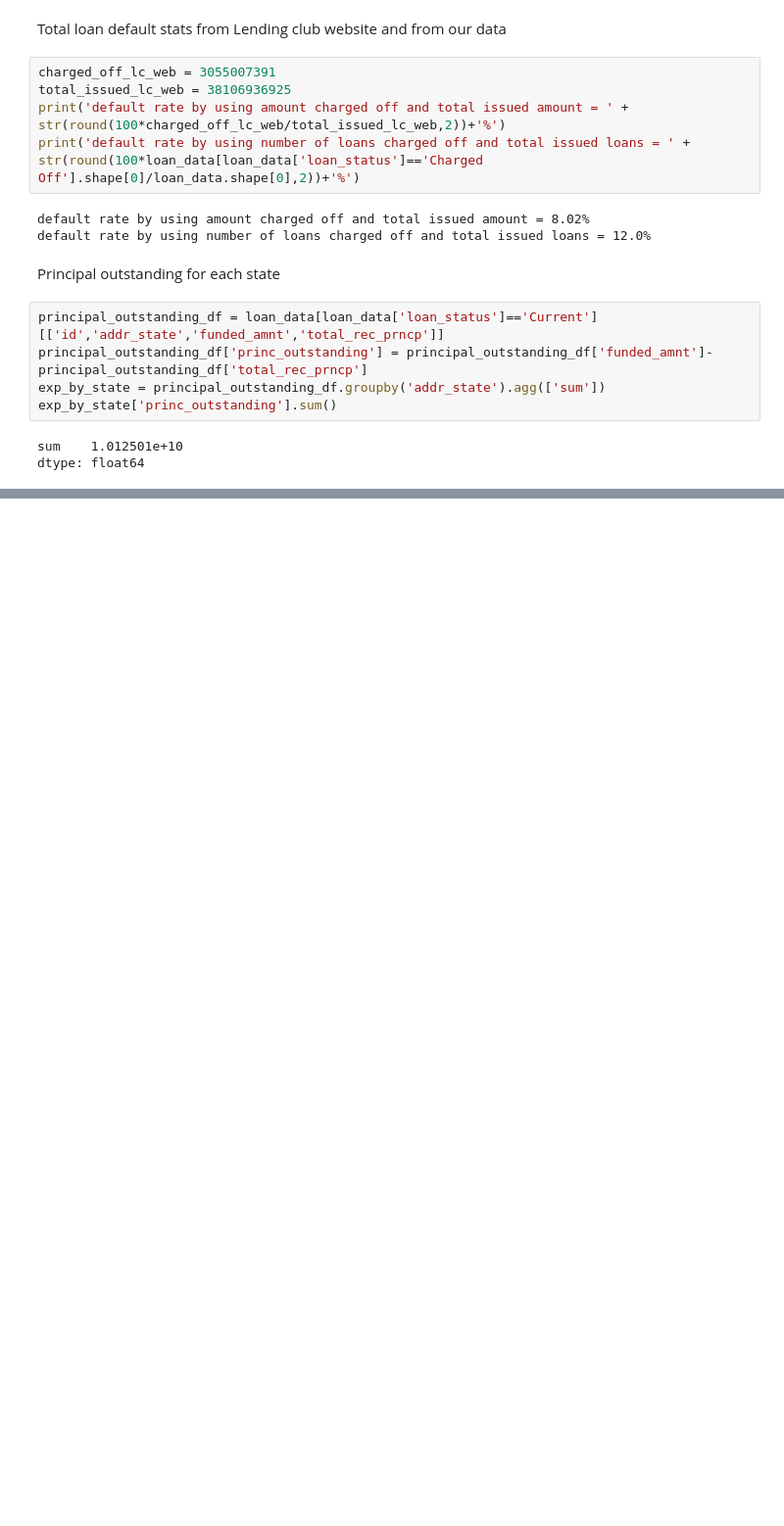
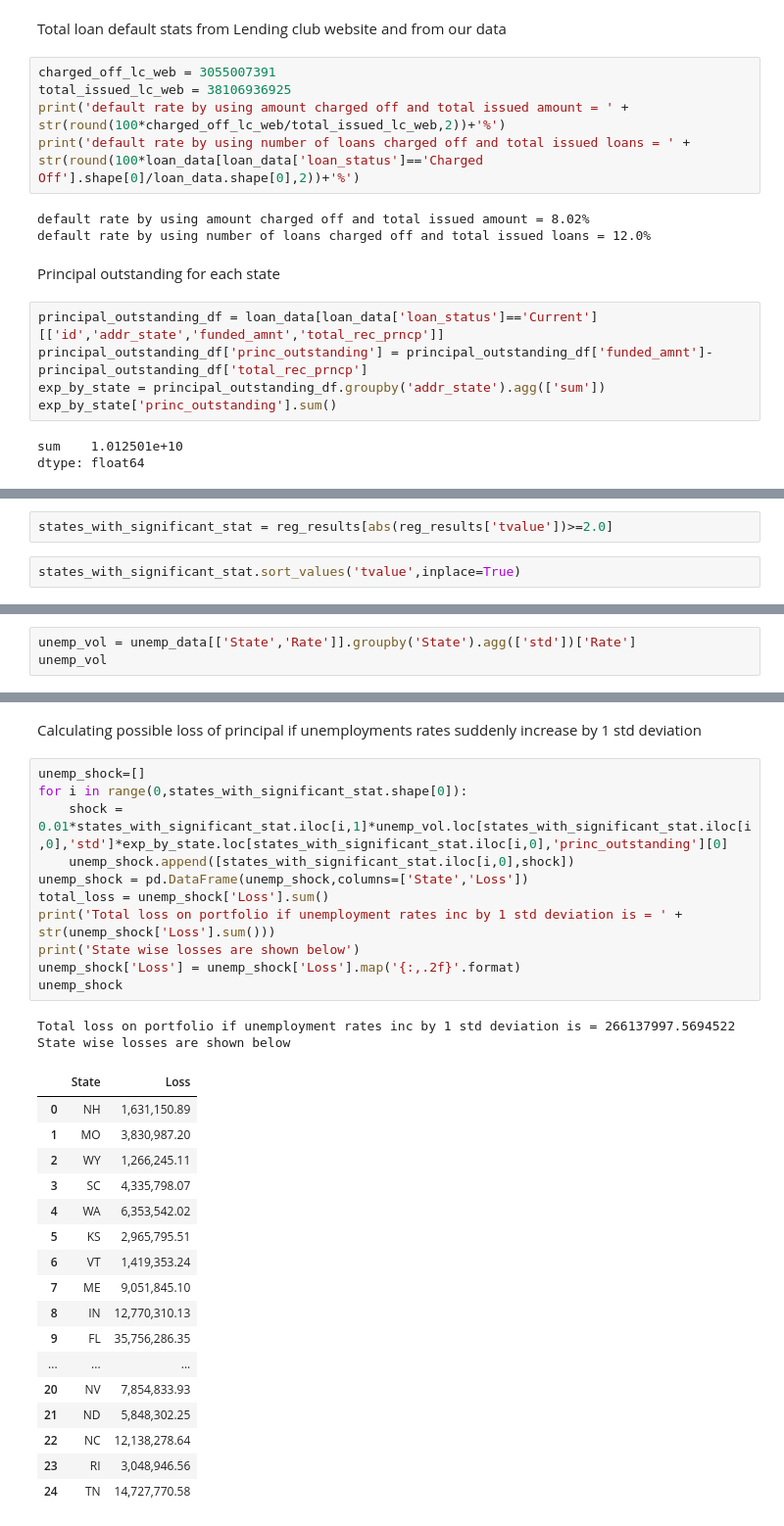
Before and after one commit to 180492sunney/risk_project, a Jupyter notebook: Risk_Project.ipynb, the cells around one changed output, grey strips where cells are left out. Shown at 98% size. Drawn from its saved outputs; the diff is of its cells as text; blank space fills up the shorter version.

```diff
--- a/Risk_Project.ipynb
+++ b/Risk_Project.ipynb
@@ -332,0 +307,4 @@ unemp_data
+# %%
+states_with_significant_stat = reg_results[abs(reg_results['tvalue'])>=2.0]
+# %%
+states_with_significant_stat.sort_values('tvalue',inplace=True)
@@ -332,0 +317,3 @@ unemp_data
+# %%
+unemp_vol = unemp_data[['State','Rate']].groupby('State').agg(['std'])['Rate']
+unemp_vol
@@ -332,0 +339,33 @@ unemp_data
+# %% [markdown]
+Calculating possible loss of principal if unemployments rates suddenly increase by 1 std deviation
+# %%
+unemp_shock=[]
+for i in range(0,states_with_significant_stat.shape[0]):
+    shock = 0.01*states_with_significant_stat.iloc[i,1]*unemp_vol.loc[states_with_significant_stat.iloc[i,0],'std']*exp_by_state.loc[states_with_significant_stat.iloc[i,0],'princ_outstanding'][0]
+    unemp_shock.append([states_with_significant_stat.iloc[i,0],shock])
+unemp_shock = pd.DataFrame(unemp_shock,columns=['State','Loss'])
+total_loss = unemp_shock['Loss'].sum()
+print('Total loss on portfolio if unemployment rates inc by 1 std deviation is = ' + str(unemp_shock['Loss'].sum()))
+print('State wise losses are shown below')
+unemp_shock['Loss'] = unemp_shock['Loss'].map('{:,.2f}'.format)
+unemp_shock
+# %% [output]
+Total loss on portfolio if unemployment rates inc by 1 std deviation is = 266137997.5694522
+State wise losses are shown below
+|  | State | Loss |
+| 0 | NH | 1,631,150.89 |
+| 1 | MO | 3,830,987.20 |
+| 2 | WY | 1,266,245.11 |
+| 3 | SC | 4,335,798.07 |
+| 4 | WA | 6,353,542.02 |
+| 5 | KS | 2,965,795.51 |
+| 6 | VT | 1,419,353.24 |
+| 7 | ME | 9,051,845.10 |
+| 8 | IN | 12,770,310.13 |
+| 9 | FL | 35,756,286.35 |
+| ... | ... | ... |
+| 20 | NV | 7,854,833.93 |
+| 21 | ND | 5,848,302.25 |
+| 22 | NC | 12,138,278.64 |
+| 23 | RI | 3,048,946.56 |
+| 24 | TN | 14,727,770.58 |
```
Also changed, not shown: parts of 18 cells of this notebook.
